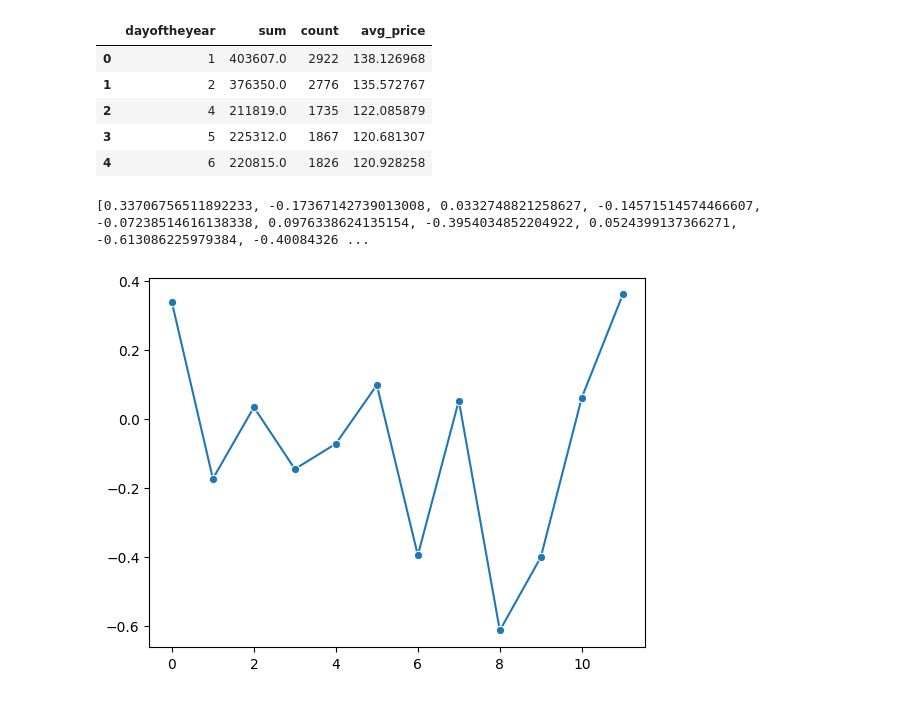
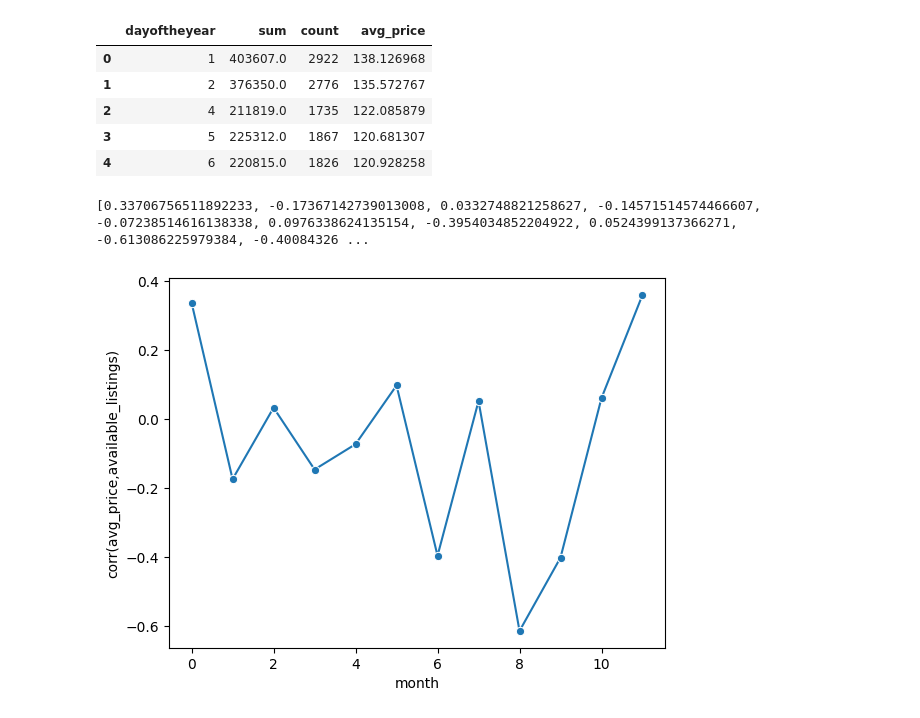
Before and after one commit to muellerch2293/airbnb, a Jupyter notebook: Untitled.ipynb, the cells around one changed output. Saved outputs shown, nothing was run; the diff lists cells and outputs as text; code cells hidden in the pictures.

```diff
--- a/Untitled.ipynb
+++ b/Untitled.ipynb
@@ -277,32 +261,35 @@ memory usage: 85.1+ MB
 df_calendar_available_groupby_dayoftheyear= df_calendar_available.groupby('dayoftheyear')['price'].agg(['sum','count'])
 df_calendar_available_groupby_dayoftheyear['avg_price'] = df_calendar_available_groupby_dayoftheyear['sum'].div(df_calendar_available_groupby_dayoftheyear['count'])
 df_calendar_available_groupby_dayoftheyear.reset_index(inplace=True)
 display(df_calendar_available_groupby_dayoftheyear.head())
 #sns.regplot(x=df_calendar_available_groupby_dayoftheyear["count"], y=df_calendar_available_groupby_dayoftheyear["avg_price"])
 #we see no correlation between the number of listings and the price
 #lets divide into 12 groups and look into individual groups
 
 last_check = 0
 dfs = []
 correlation_per_month = []
 for x in range(1,13) :
     ind = x * 30
     dfs.append(df_calendar_available_groupby_dayoftheyear.loc[last_check:ind-1])
     last_check = ind
     correlation_per_month.append(dfs[x-1]['avg_price'].corr(dfs[x-1]['count']))
     #sns.regplot(x=dfs[x]["count"], y=dfs[x]["avg_price"])
 
-sns.lineplot(data=correlation_per_month, marker="o")
+fig = sns.lineplot(data=correlation_per_month, marker="o")
+plt.xlabel("month")
+plt.ylabel("corr(avg_price,available_listings)")
+
 print(correlation_per_month)
 #
 #
 #df_calendar_available.head(100)
 # %% [output]
 |  | dayoftheyear | sum | count | avg_price |
 | 0 | 1 | 403607.0 | 2922 | 138.126968 |
 | 1 | 2 | 376350.0 | 2776 | 135.572767 |
 | 2 | 4 | 211819.0 | 1735 | 122.085879 |
 | 3 | 5 | 225312.0 | 1867 | 120.681307 |
 | 4 | 6 | 220815.0 | 1826 | 120.928258 |
 [0.33706756511892233, -0.17367142739013008, 0.0332748821258627, -0.14571514574466607, -0.07238514616138338, 0.0976338624135154, -0.3954034852204922, 0.0524399137366271, -0.613086225979384, -0.40084326 ...
-[figure, old version]
+[figure, new version]
```
Also changed, not shown: parts of 10 cells of this notebook.
